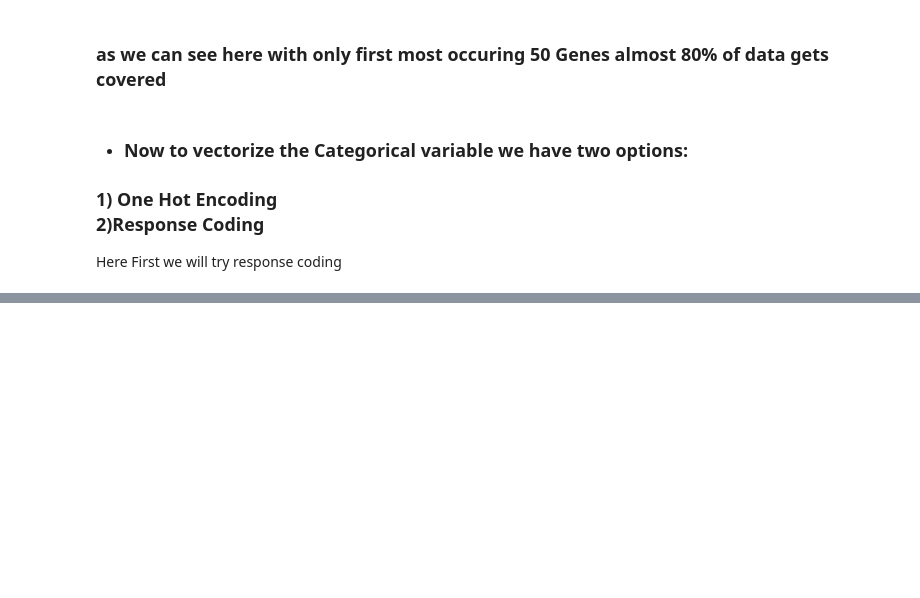
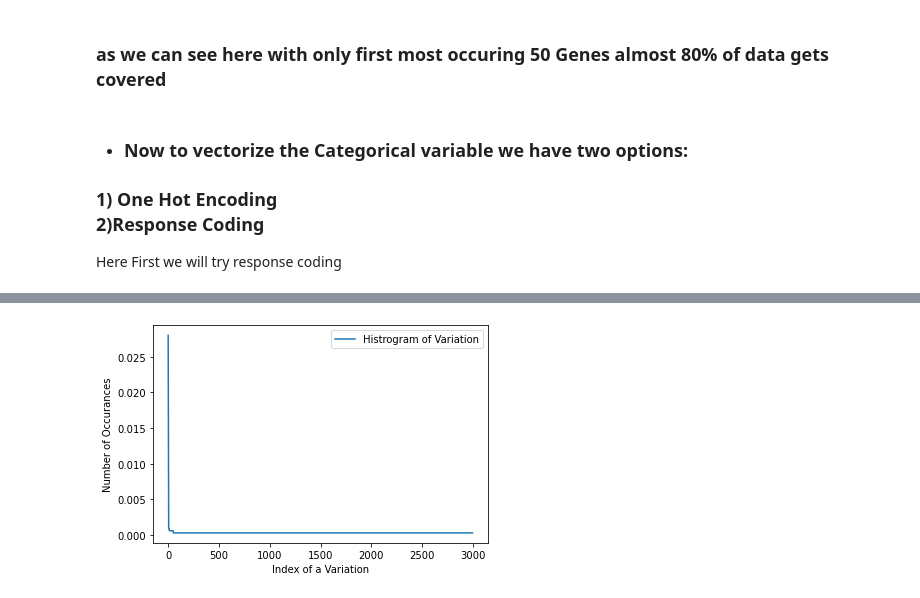
Before and after one commit to Sahil-Chavan/ML_Playground, a Jupyter notebook: CaseStudies/2-Cancer/CancerStudy.ipynb, the cells around one changed output, grey strips where cells are left out. Cells and saved outputs as stored; diff of their text form; code cells hidden in the pictures; blank space fills up the shorter version.

```diff
--- a/CaseStudies/2-Cancer/CancerStudy.ipynb
+++ b/CaseStudies/2-Cancer/CancerStudy.ipynb
@@ -226,0 +426,8 @@ cv_gene_response = pd.DataFrame(list(cvx['Gene'].apply(lambda x:mappResDict(x,re
+# %%
+plt.plot(data['Variation'].value_counts(normalize=True).to_numpy(),label="Histrogram of Variation")
+plt.xlabel('Index of a Variation')
+plt.ylabel('Number of Occurances')
+plt.legend()
+plt.show()
+# %% [output]
+[figure, added]
```
Also changed, not shown: parts of 49 cells of this notebook.
